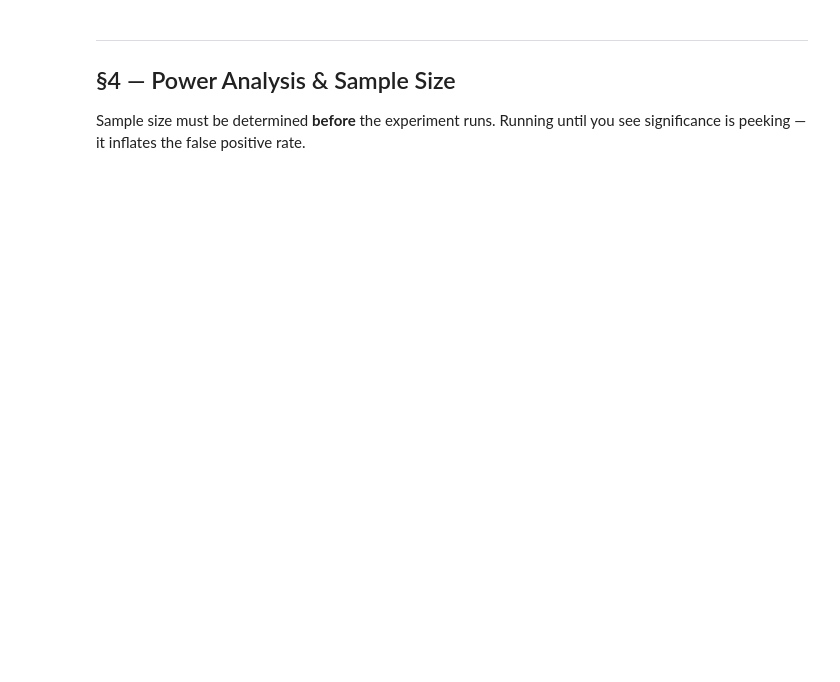
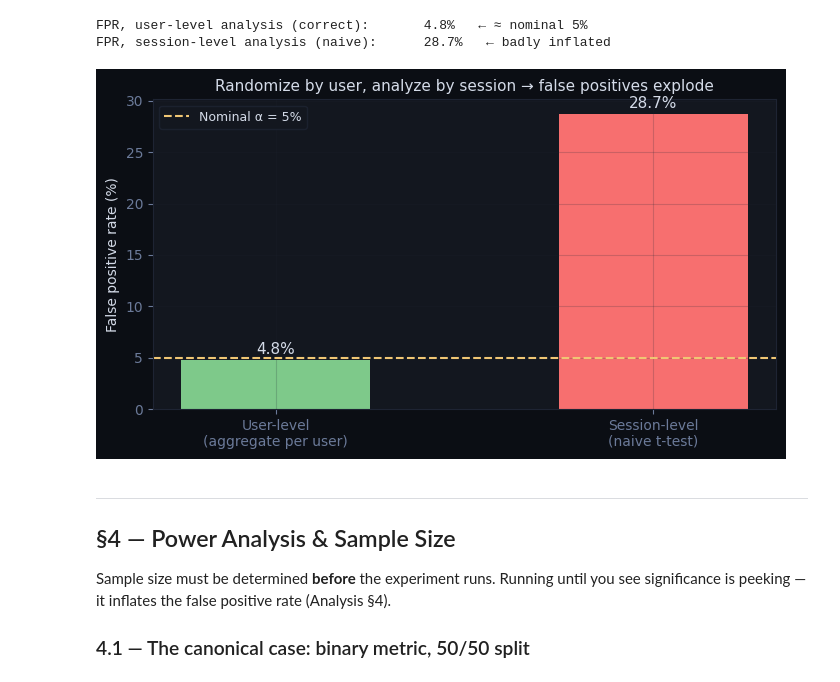
Before and after one commit to KelinZhong/StudyNotes, a Jupyter notebook: Experiment/Exp_Design.ipynb, the cells around one changed output. Saved outputs shown, nothing was run; the diff lists cells and outputs as text; code cells hidden in the pictures; blank space fills up the shorter version.

```diff
--- a/Experiment/Exp_Design.ipynb
+++ b/Experiment/Exp_Design.ipynb
@@ -136,6 +313,50 @@ When you want to ensure balance on key covariates (platform, country, user tenur
+# %%
+# ── Simulation: analysis unit finer than randomization unit → inflated FPR ──
+# Users have persistent individual behavior (random effect). NO true treatment
+# effect anywhere. We measure how often a t-test falsely rejects at α = 0.05.
+
+np.random.seed(42)
+n_users, n_sims = 200, 2000
+
+def one_sim(analysis_unit):
+    u = np.random.normal(0, 1.0, n_users)                 # user random effect
+    n_sess = np.random.poisson(4, n_users) + 1
+    uid = np.repeat(np.arange(n_users), n_sess)
+    y = u[uid] + np.random.normal(0, 1.0, len(uid))       # session outcomes
+    assign = np.random.rand(n_users) < 0.5                # randomize by USER
+    z = assign[uid]
+    if analysis_unit == 'session':                        # naive: t-test on sessions
+        return stats.ttest_ind(y[z], y[~z])[1]
+    df = pd.DataFrame({'uid': uid, 'y': y, 'z': z})       # correct: 1 row per user
+    agg = df.groupby('uid').agg(y=('y', 'mean'), z=('z', 'first'))
+    return stats.ttest_ind(agg.y[agg.z], agg.y[~agg.z])[1]
+
+fpr = {unit: np.mean([one_sim(unit) < 0.05 for _ in range(n_sims)])
+       for unit in ['user', 'session']}
+
+print(f"FPR, user-level analysis (correct):       {fpr['user']:.1%}   ← ≈ nominal 5%")
+print(f"FPR, session-level analysis (naive):      {fpr['session']:.1%}   ← badly inflated")
+
+fig, ax = dark_fig(figsize=(7, 4))
+bars = ax.bar(['User-level\n(aggregate per user)', 'Session-level\n(naive t-test)'],
+              [fpr['user'] * 100, fpr['session'] * 100], color=[GREEN, RED], width=0.5)
+ax.axhline(5, color=AMBER, ls='--', lw=1.5, label='Nominal α = 5%')
+for b, v in zip(bars, [fpr['user'] * 100, fpr['session'] * 100]):
+    ax.text(b.get_x() + b.get_width()/2, v + 0.6, f'{v:.1f}%',
+            ha='center', color=TXT, fontsize=11)
+style_labels(ax, ylabel='False positive rate (%)',
+             title='Randomize by user, analyze by session → false positives explode')
+dark_legend(ax)
+plt.tight_layout(); plt.show()
+# %% [output]
+FPR, user-level analysis (correct):       4.8%   ← ≈ nominal 5%
+FPR, session-level analysis (naive):      28.7%   ← badly inflated
+[figure, added]
 # %% [markdown]
 ---
 ## §4 — Power Analysis & Sample Size
 
-Sample size must be determined **before** the experiment runs. Running until you see significance is peeking — it inflates the false positive rate.
+Sample size must be determined **before** the experiment runs. Running until you see significance is peeking — it inflates the false positive rate (Analysis §4).
+
+### 4.1 — The canonical case: binary metric, 50/50 split
 # %%
```
Also changed, not shown: parts of 23 cells of this notebook.
